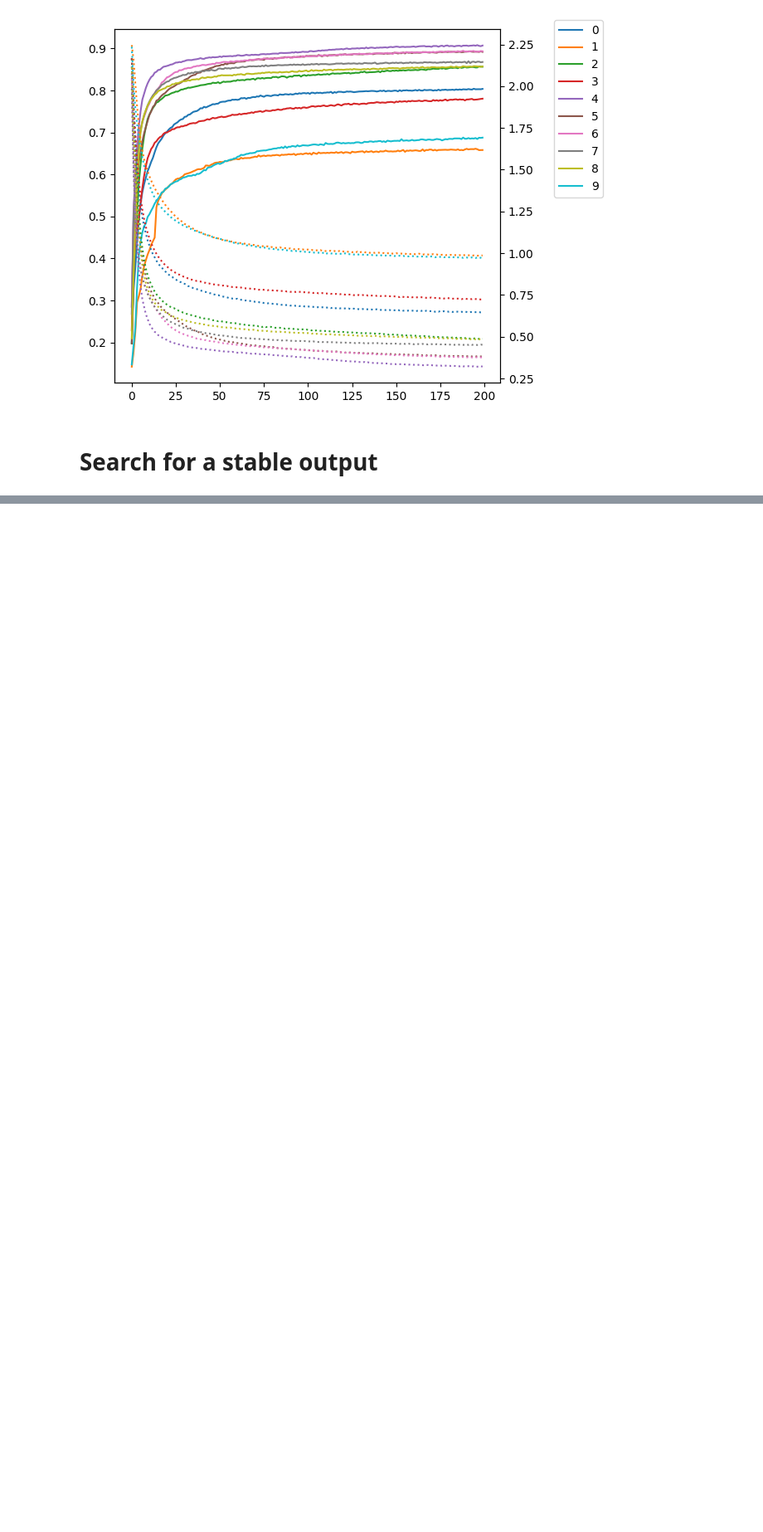
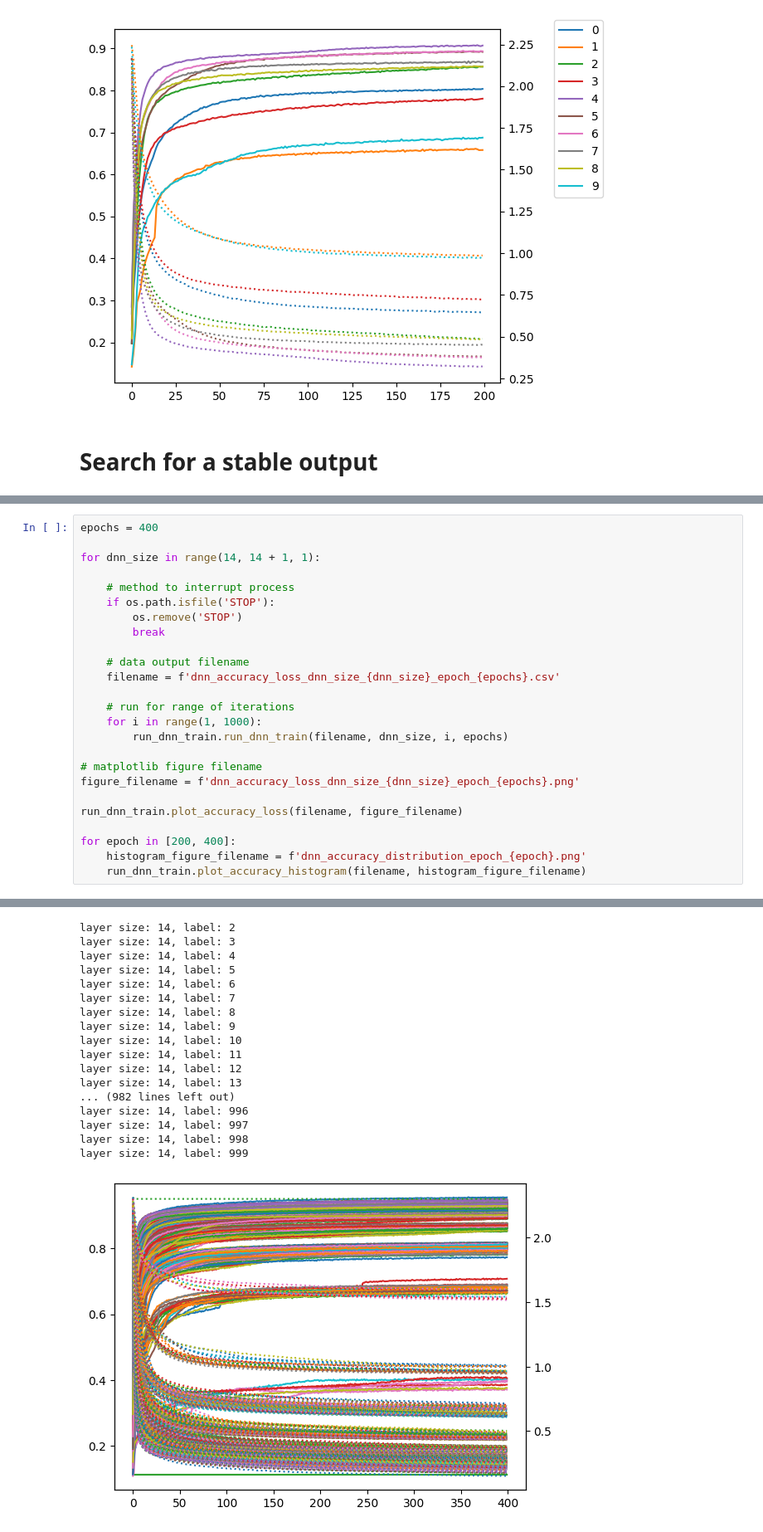
Before and after one commit to edward-b-1/MNIST-Machine-Learning, a Jupyter notebook: run_dnn_train.ipynb, the cells around one changed output, grey strips where cells are left out. Shown at 83% size. Cells and saved outputs as stored; diff of their text form; blank space fills up the shorter version.

```diff
--- a/run_dnn_train.ipynb
+++ b/run_dnn_train.ipynb
@@ -85,0 +359,26 @@ for dnn_size in range(8, 18):
+# %%
+epochs = 400
+
+for dnn_size in range(14, 14 + 1, 1):
+
+    # method to interrupt process
+    if os.path.isfile('STOP'):
+        os.remove('STOP')
+        break
+
+    # data output filename
+    filename = f'dnn_accuracy_loss_dnn_size_{dnn_size}_epoch_{epochs}.csv'
+
+    # run for range of iterations
+    for i in range(1, 1000):
+        run_dnn_train.run_dnn_train(filename, dnn_size, i, epochs)
+
+# matplotlib figure filename
+figure_filename = f'dnn_accuracy_loss_dnn_size_{dnn_size}_epoch_{epochs}.png'
+
+run_dnn_train.plot_accuracy_loss(filename, figure_filename)
+
+for epoch in [200, 400]:
+    histogram_figure_filename = f'dnn_accuracy_distribution_epoch_{epoch}.png'
+    run_dnn_train.plot_accuracy_histogram(filename, histogram_figure_filename)
+# %% [output]
@@ -85,0 +400,18 @@ for dnn_size in range(8, 18):
+layer size: 14, label: 2
+layer size: 14, label: 3
+layer size: 14, label: 4
+layer size: 14, label: 5
+layer size: 14, label: 6
+layer size: 14, label: 7
+layer size: 14, label: 8
+layer size: 14, label: 9
+layer size: 14, label: 10
+layer size: 14, label: 11
+layer size: 14, label: 12
+layer size: 14, label: 13
+... (982 lines left out)
+layer size: 14, label: 996
+layer size: 14, label: 997
+layer size: 14, label: 998
+layer size: 14, label: 999
+[figure, added]
```
Also changed, not shown: parts of 13 cells of this notebook, 2 other files.
